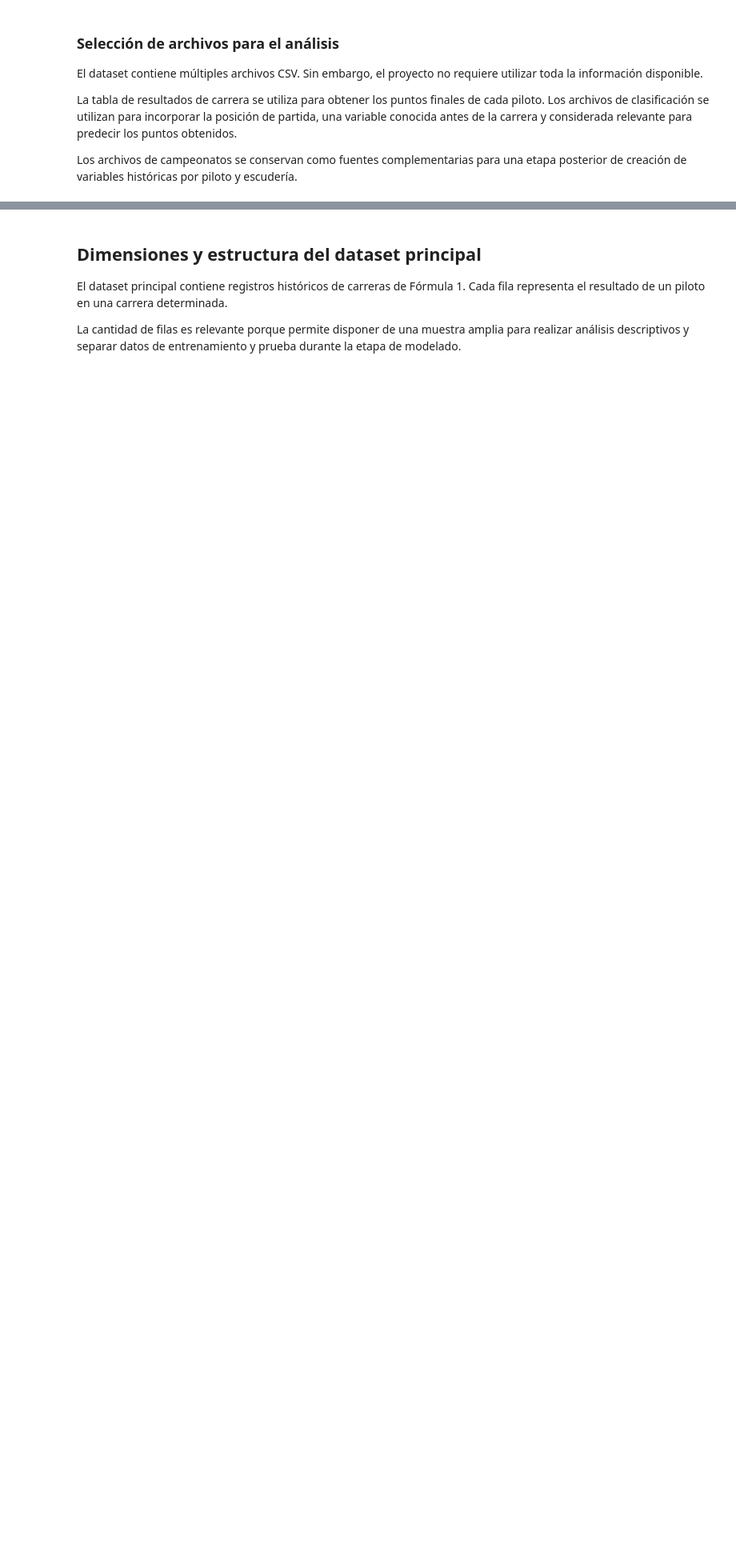
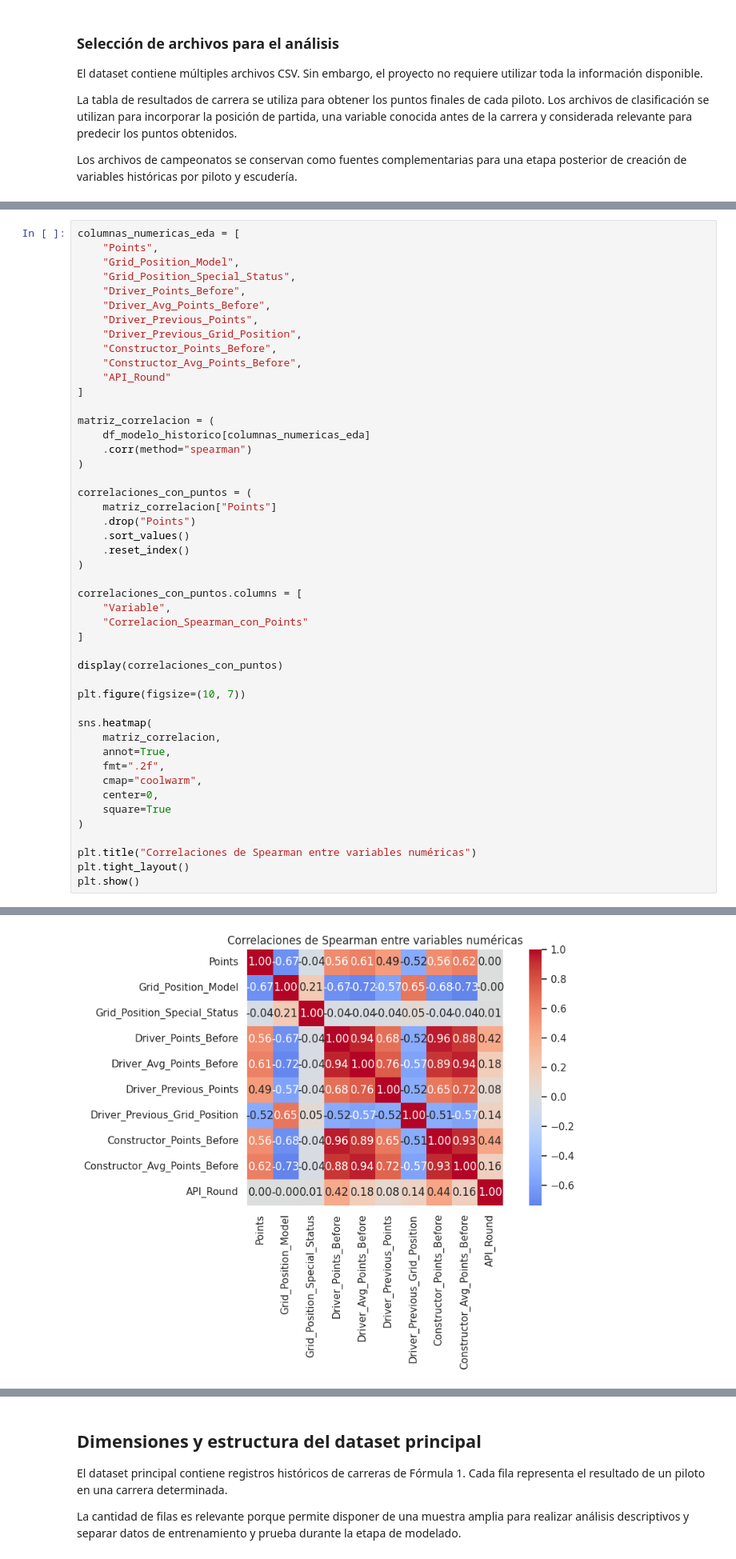
Before and after one commit to nathalia2000-web/DS-II-Pu-al, a Jupyter notebook: DS_II_+Puñal.ipynb, the cells around one changed output, grey strips where cells are left out. Shown at 80% size. Saved outputs shown, nothing was run; the diff lists cells and outputs as text; blank space fills up the shorter version.

```diff
--- a/DS_II_+Puñal.ipynb
+++ b/DS_II_+Puñal.ipynb
@@ -237,0 +2035,48 @@ Importacion de datos
+# %%
+columnas_numericas_eda = [
+    "Points",
+    "Grid_Position_Model",
+    "Grid_Position_Special_Status",
+    "Driver_Points_Before",
+    "Driver_Avg_Points_Before",
+    "Driver_Previous_Points",
+    "Driver_Previous_Grid_Position",
+    "Constructor_Points_Before",
+    "Constructor_Avg_Points_Before",
+    "API_Round"
+]
+
+matriz_correlacion = (
+    df_modelo_historico[columnas_numericas_eda]
+    .corr(method="spearman")
+)
+
+correlaciones_con_puntos = (
+    matriz_correlacion["Points"]
+    .drop("Points")
+    .sort_values()
+    .reset_index()
+)
+
+correlaciones_con_puntos.columns = [
+    "Variable",
+    "Correlacion_Spearman_con_Points"
+]
+
+display(correlaciones_con_puntos)
+
+plt.figure(figsize=(10, 7))
+
+sns.heatmap(
+    matriz_correlacion,
+    annot=True,
+    fmt=".2f",
+    cmap="coolwarm",
+    center=0,
+    square=True
+)
+
+plt.title("Correlaciones de Spearman entre variables numéricas")
+plt.tight_layout()
+plt.show()
+# %% [output]
@@ -237,0 +2093 @@ Importacion de datos
+[figure, added]
```
Also changed, not shown: parts of 60 cells of this notebook.
